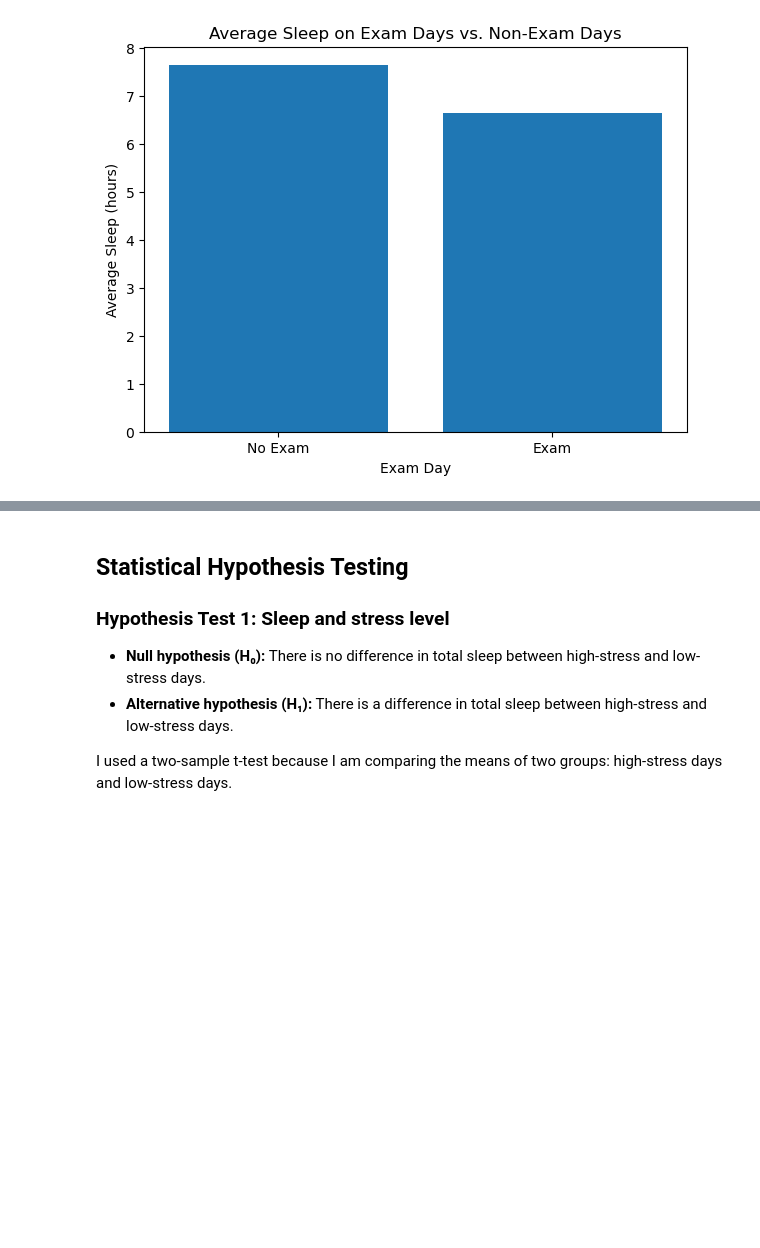
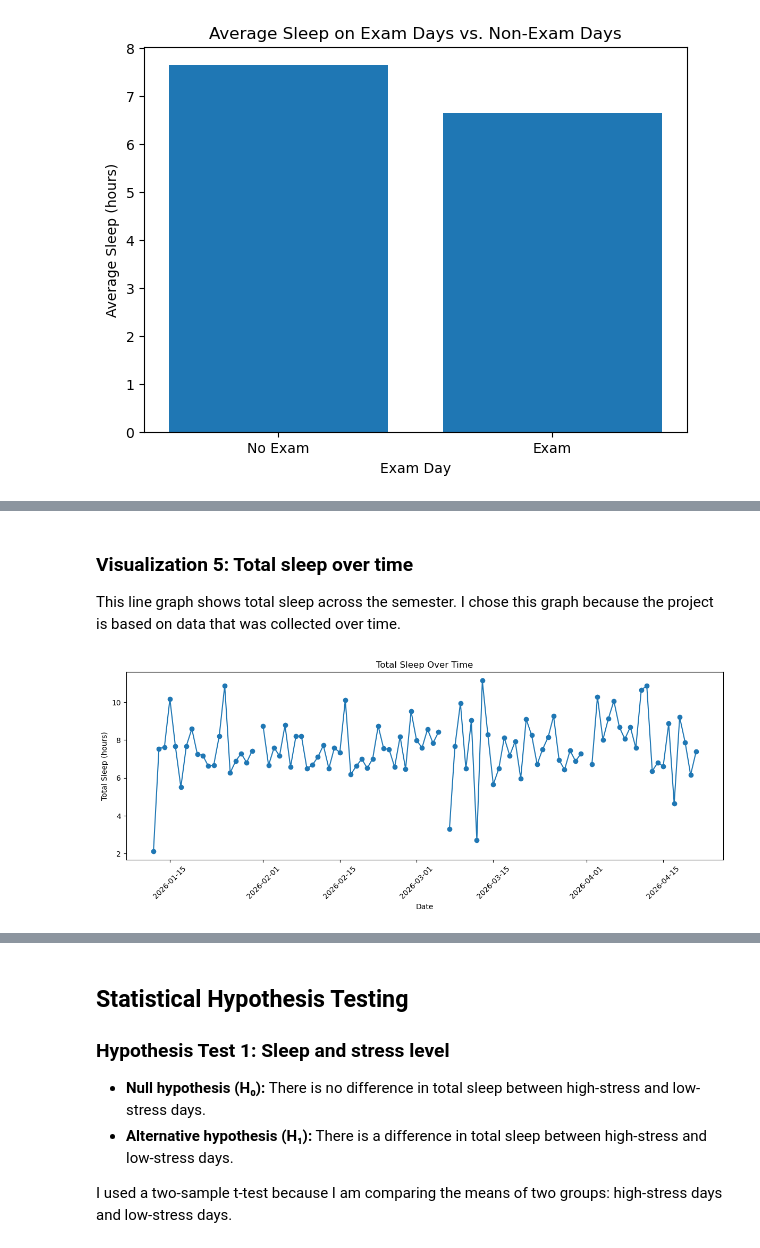
Before and after one commit to ifrisbee14/Quantified-Self, a Jupyter notebook: quantified_self.ipynb, the cells around one changed output, grey strips where cells are left out. Cells and saved outputs as stored; diff of their text form; code cells hidden in the pictures; blank space fills up the shorter version.

```diff
--- a/quantified_self.ipynb
+++ b/quantified_self.ipynb
@@ -253,0 +271,8 @@ utils.make_avg_sleep_exam_bar(merged_df)
+# %% [markdown]
+### Visualization 5: Total sleep over time
+
+This line graph shows total sleep across the semester. I chose this graph because the project is based on data that was collected over time.
+# %%
+utils.make_sleep_line_graph(merged_df)
+# %% [output]
+[figure, added]
```
Also changed, not shown: parts of 25 cells of this notebook, 1 other file.
